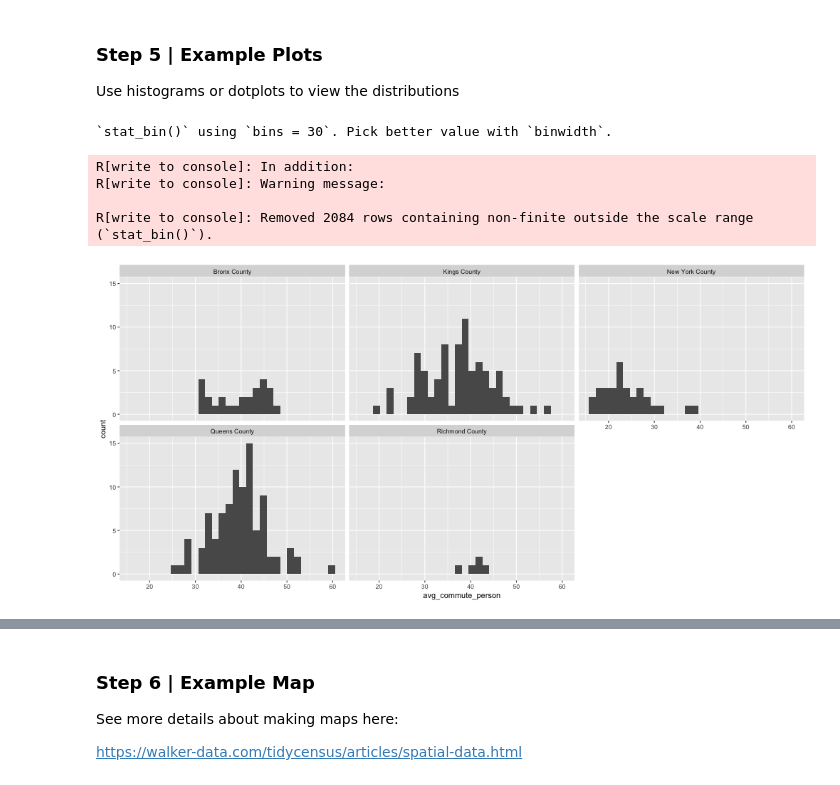
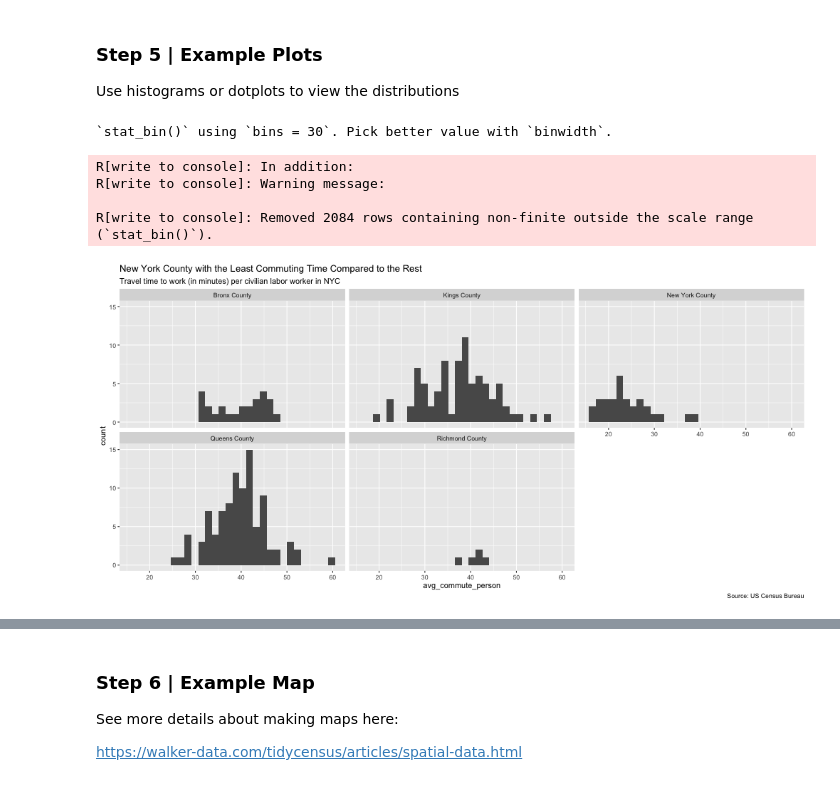
Before and after one commit to data4news/ggplot-census-shuoshuobar, a Jupyter notebook: your-question.ipynb, the cells around one changed output, grey strips where cells are left out. Cells and saved outputs as stored; diff of their text form; code cells hidden in the pictures.

```diff
--- a/your-question.ipynb
+++ b/your-question.ipynb
@@ -200,20 +200,25 @@ nyc_census_data <- nyc_census_data %>%
 ### Step 5 | Example Plots
 
 Use histograms or dotplots to view the distributions
-# %%
-%%R -w 1000
-
-ggplot(nyc_census_data) +
-    aes(x=avg_commute_person) +
-    geom_histogram() +
-    facet_wrap(~borough)
-# %% [output]
-`stat_bin()` using `bins = 30`. Pick better value with `binwidth`.
-R[write to console]: In addition:
-R[write to console]: Warning message:
-
-R[write to console]: Removed 2084 rows containing non-finite outside the scale range (`stat_bin()`).
-[figure, removed]
+# %%
+%%R -w 1000
+
+ggplot(nyc_census_data) +
+    aes(x=avg_commute_person) +
+    geom_histogram() +
+    facet_wrap(~borough) +
+  labs(
+    title = "New York County with the Least Commuting Time Compared to the Rest",
+    subtitle = "Travel time to work (in minutes) per civilian labor worker in NYC",
+    caption = "Source: US Census Bureau"
+  )
+# %% [output]
+`stat_bin()` using `bins = 30`. Pick better value with `binwidth`.
+R[write to console]: In addition:
+R[write to console]: Warning message:
+
+R[write to console]: Removed 2084 rows containing non-finite outside the scale range (`stat_bin()`).
+[figure, added]
 # %%
 %%R -w 1000 -h 600
 
```
Also changed, not shown: parts of 2 cells of this notebook.
